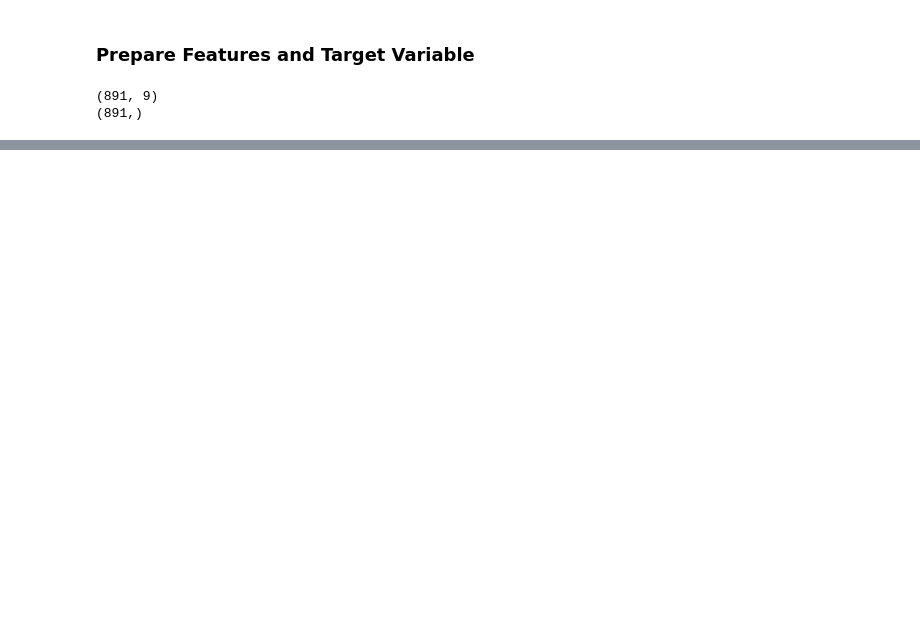
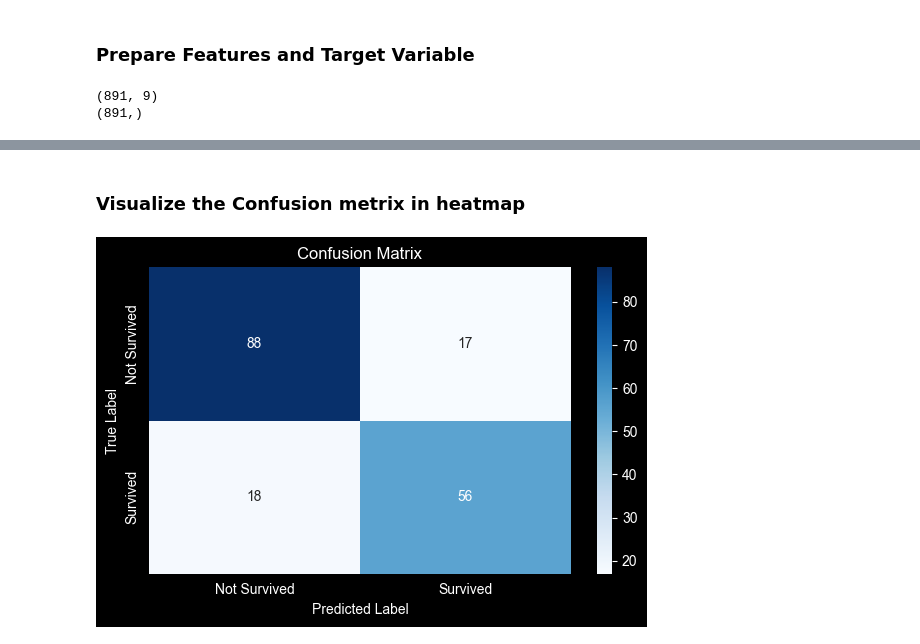
Before and after one commit to Hasan082/Data-Science-Portfolio, a Jupyter notebook: 1. Titanic Exploratory Analysis/Titanic_EDA_Project.ipynb, the cells around one changed output, grey strips where cells are left out. Drawn from its saved outputs; the diff is of its cells as text; code cells hidden in the pictures; blank space fills up the shorter version.

Commit message:
Model created and evalute and plot heat map for accuracy

```diff
--- a/1. Titanic Exploratory Analysis/Titanic_EDA_Project.ipynb
+++ b/1. Titanic Exploratory Analysis/Titanic_EDA_Project.ipynb
@@ -575,0 +602,6 @@ print(y_train.shape)
+# %%
+# Full pipeline: preprocessing + model using make_pipeline
+clf = make_pipeline(
+    preprocessor,
+    RandomForestClassifier(n_estimators=100),
+)
@@ -575,0 +610,4 @@ print(y_train.shape)
+# %%
+X_train, X_val, y_train, y_val = train_test_split(X, y, test_size=0.2, random_state=42)
+# %%
+clf.fit(X_train, y_train)
@@ -575,0 +627,11 @@ print(y_train.shape)
+# %%
+# Predict on validation data
+y_val_pred = clf.predict(X_val)
+# Accuracy
+print("Accuracy:", round(accuracy_score(y_val, y_val_pred), 2))
+# Classification Report
+print("\nClassification Report:")
+print(classification_report(y_val, y_val_pred))
+# Confusion Matrix
+print("\nConfusion Matrix:")
+print(confusion_matrix(y_val, y_val_pred))
@@ -575,0 +655,16 @@ print(y_train.shape)
+# %% [markdown]
+### Visualize the Confusion metrix in heatmap
+# %%
+cm = confusion_matrix(y_val, y_val_pred)
+# Optional: Set labels
+labels = ['Not Survived', 'Survived']
+# Plot the heatmap
+plt.figure(figsize=(6, 4))
+sns.heatmap(cm, annot=True, fmt='d', cmap='Blues', xticklabels=labels, yticklabels=labels)
+plt.title('Confusion Matrix')
+plt.xlabel('Predicted Label')
+plt.ylabel('True Label')
+plt.tight_layout()
+plt.show()
+# %% [output]
+[figure, added]
```
Also changed, not shown: parts of 13 cells of this notebook, 3 other files.
